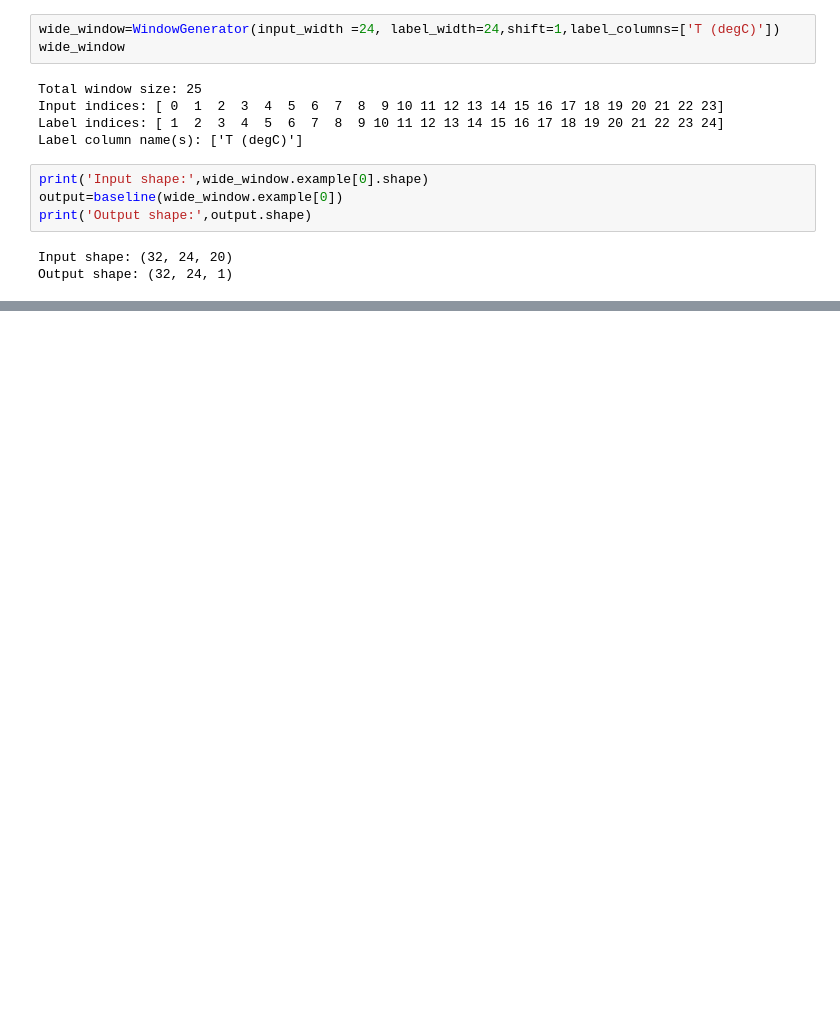
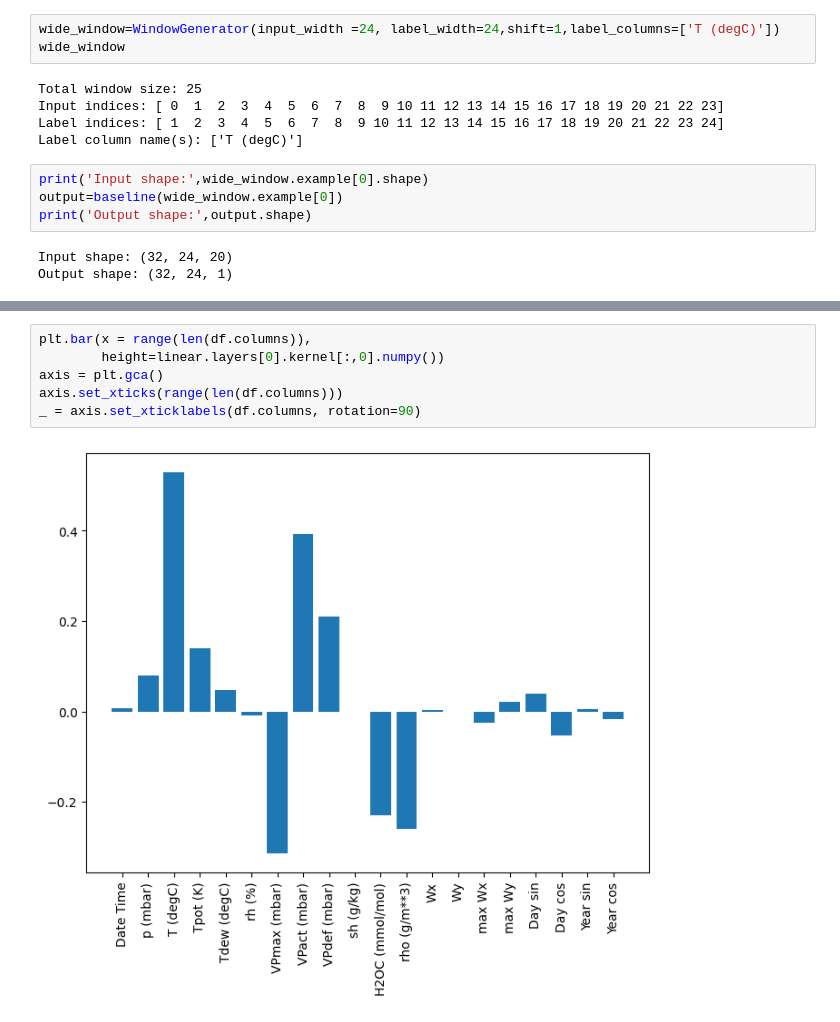
Before and after one commit to sandhrabijoy/Time-series, a Jupyter notebook: time_series_forecasting2_.ipynb, the cells around one changed output, grey strips where cells are left out. Cells and saved outputs as stored; diff of their text form; blank space fills up the shorter version.

```diff
--- a/time_series_forecasting2_.ipynb
+++ b/time_series_forecasting2_.ipynb
@@ -464,0 +626,8 @@ wide_window.plot(baseline)
+# %%
+plt.bar(x = range(len(df.columns)),
+        height=linear.layers[0].kernel[:,0].numpy())
+axis = plt.gca()
+axis.set_xticks(range(len(df.columns)))
+_ = axis.set_xticklabels(df.columns, rotation=90)
+# %% [output]
+[figure, added]
```
Also changed, not shown: parts of 28 cells of this notebook.
